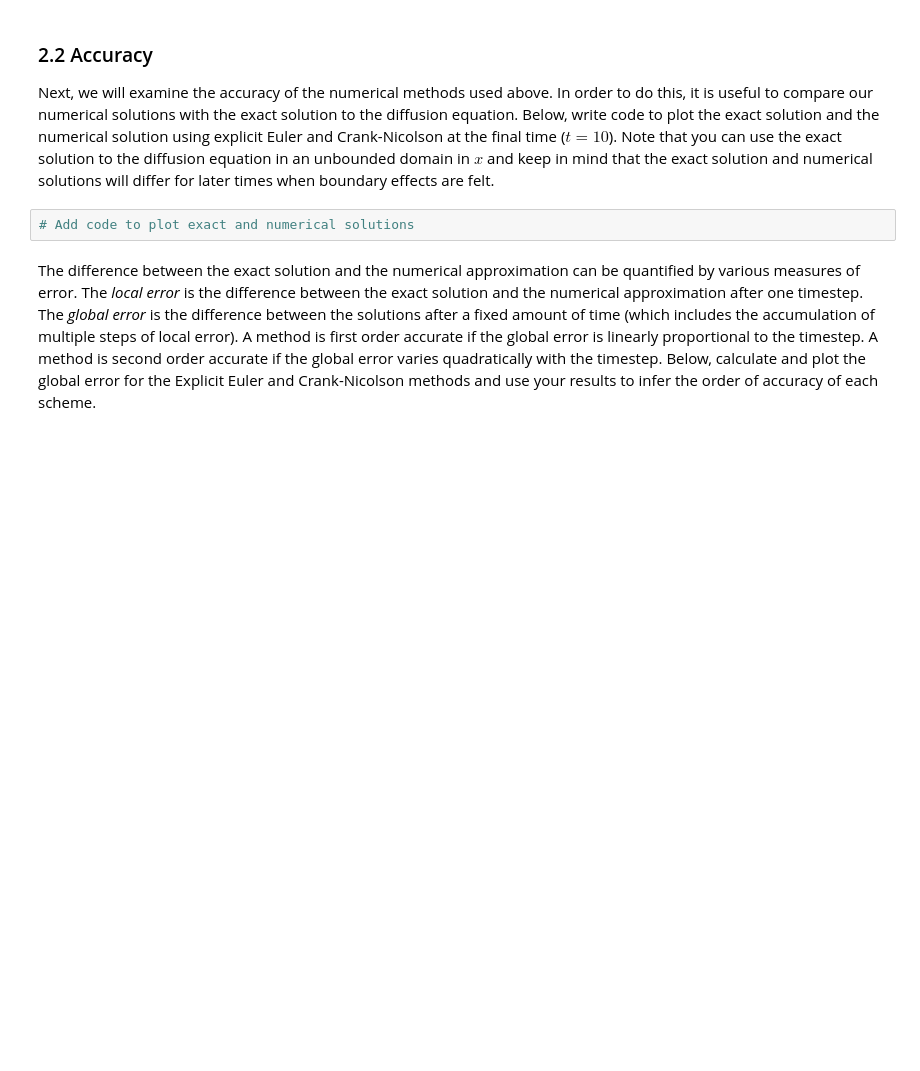
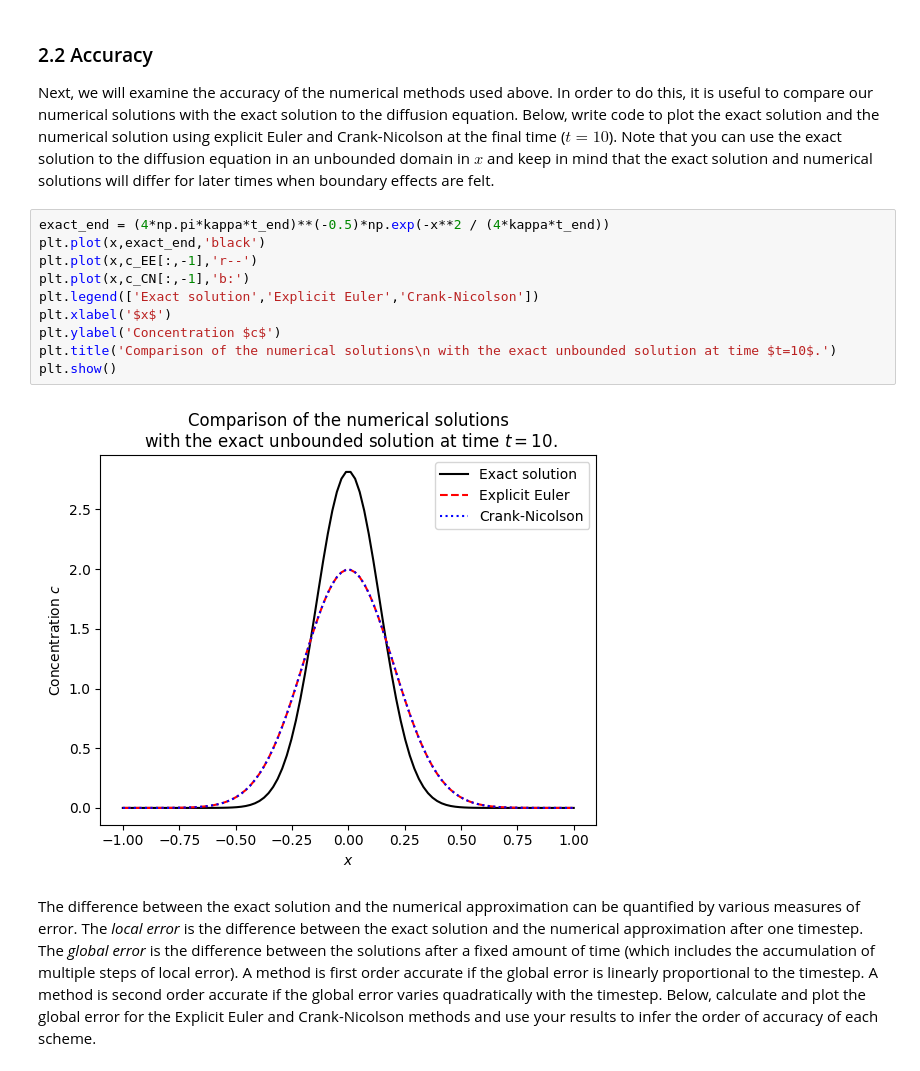
Before and after one commit to snakeplanteasyorigami/QCES, a Jupyter notebook: Project1_numerical_methods.ipynb, the cells around one changed output. Cells and saved outputs as stored; diff of their text form; blank space fills up the shorter version.

```diff
--- a/Project1_numerical_methods.ipynb
+++ b/Project1_numerical_methods.ipynb
@@ -323,8 +323,18 @@ Fourier stability analysis shows that the explicit Euler method, when applied to
 ### 2.2 Accuracy
 <a id='section2pt2'></a>
 Next, we will examine the accuracy of the numerical methods used above. In order to do this, it is useful to compare our numerical solutions with the exact solution to the diffusion equation. Below, write code to plot the exact solution and the numerical solution using explicit Euler and Crank-Nicolson at the final time ($t=10$). Note that you can use the exact solution to the diffusion equation in an unbounded domain in $x$ and keep in mind that the exact solution and numerical solutions will differ for later times when boundary effects are felt.
-# %%
-# Add code to plot exact and numerical solutions
+# %%
+exact_end = (4*np.pi*kappa*t_end)**(-0.5)*np.exp(-x**2 / (4*kappa*t_end))
+plt.plot(x,exact_end,'black')
+plt.plot(x,c_EE[:,-1],'r--')
+plt.plot(x,c_CN[:,-1],'b:')
+plt.legend(['Exact solution','Explicit Euler','Crank-Nicolson'])
+plt.xlabel('$x$')
+plt.ylabel('Concentration $c$')
+plt.title('Comparison of the numerical solutions\n with the exact unbounded solution at time $t=10$.')
+plt.show()
+# %% [output]
+[figure, added]
 # %% [markdown]
 The difference between the exact solution and the numerical approximation can be quantified by various measures of error. The *local error* is the difference between the exact solution and the numerical approximation after one timestep. The *global error* is the difference between the solutions after a fixed amount of time (which includes the accumulation of multiple steps of local error). A method is first order accurate if the global error is linearly proportional to the timestep. A method is second order accurate if the global error varies quadratically with the timestep. Below, calculate and plot the global error for the Explicit Euler and Crank-Nicolson methods and use your results to infer the order of accuracy of each scheme.
 # %% [markdown]
```
Also changed, not shown: parts of 5 cells of this notebook.
